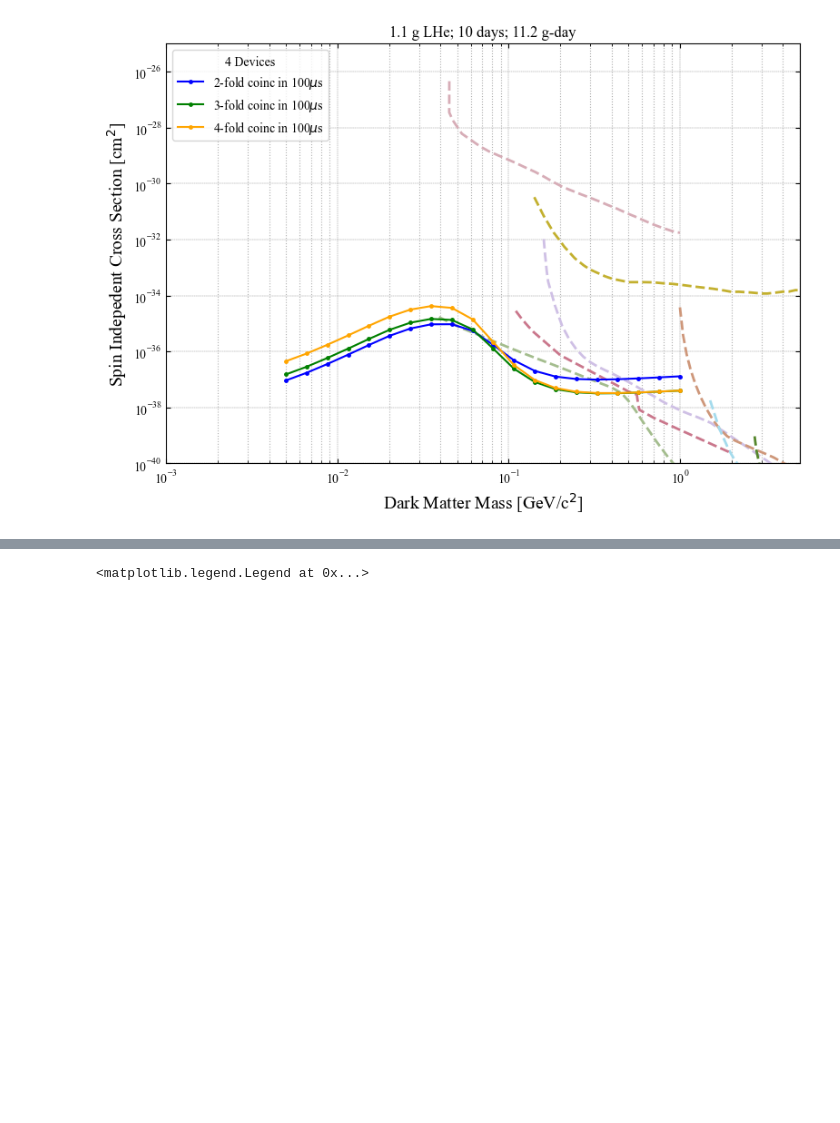
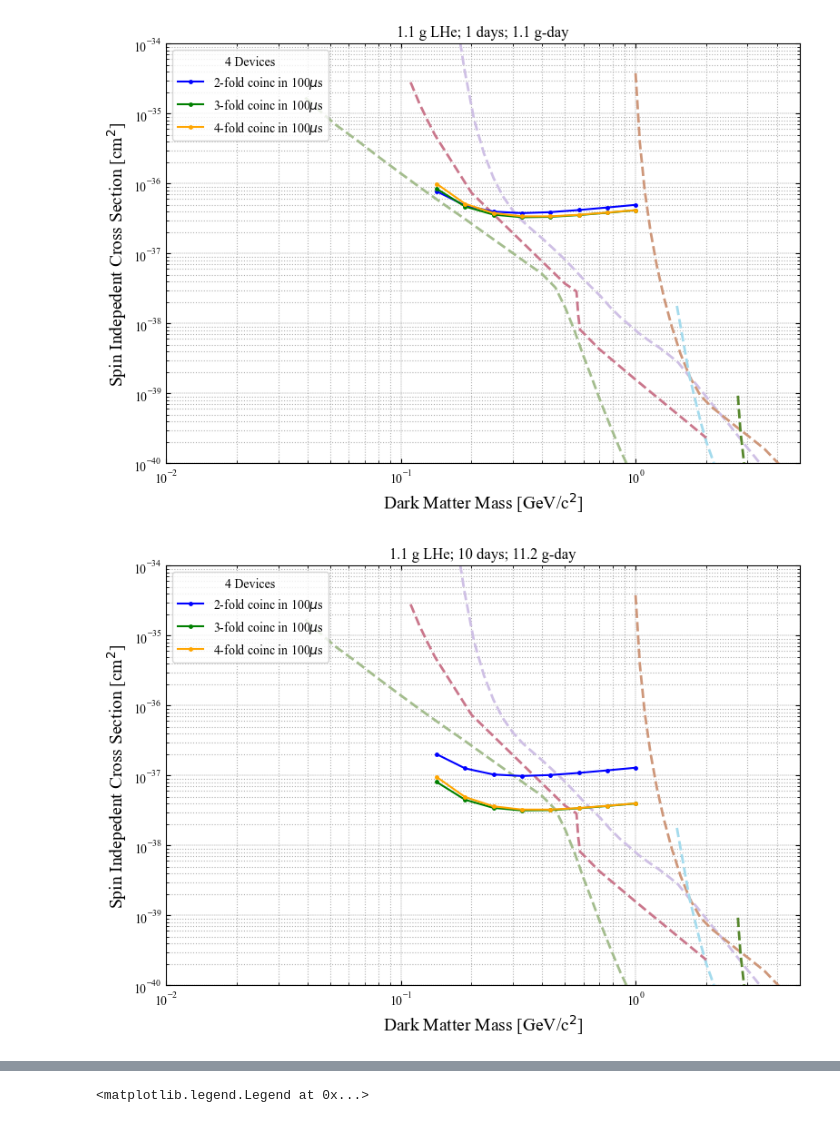
Before and after one commit to spice-herald/DarkLim, a Jupyter notebook: examples/plot_fc_scan_results.ipynb, the cells around one changed output, grey strips where cells are left out. Saved outputs shown, nothing was run; the diff lists cells and outputs as text; code cells hidden in the pictures; blank space fills up the shorter version.

```diff
--- a/examples/plot_fc_scan_results.ipynb
+++ b/examples/plot_fc_scan_results.ipynb
@@ -9,10 +9,16 @@ if None != os.getenv('NERSC_HOST'):
 import matplotlib
 matplotlib.rcParams['font.family'] = 'serif'
 matplotlib.rcParams['font.serif'] = 'Times New Roman'
+plt.rcParams['mathtext.fontset'] = 'stix'
 
 from multihist import Hist1d
 
 %matplotlib inline
+
+def find_nearest(array, value):
+    array = np.asarray(array)
+    idx = (np.abs(array - value)).argmin()
+    return idx, array[idx]
 # %%
 x1tmig = np.loadtxt('/global/cfs/cdirs/lz/users/haselsco/TESSERACT_Limits/snowmass2021-wp-cf1-neutrinofloor/data/published/SI/XENON1T-Migdal.txt')
 def load_and_plot_existing(ax, leg=True,leg_params=None):
@@ -55,12 +61,14 @@ def load_and_plot_existing(ax, leg=True,leg_params=None):
 # %%
 # load results from .txt files
 
-results_dir = 'fast_sim_250toys'
+results_dir = 'fast_sim_250toys_1e6_varthres'
+
+acc_cut = 0.1
 
 window = 100e-6 # s
 n_devices = 4
 
-times = np.array([10])#,10,50,100,200,500]) # d
+times = np.array([1,10,50,100,200,500]) # d
 mass_det = 8.*0.14*1e-3 # mass in kg, = 8cc * 0.14g/cc
 exposures = times*mass_det
 
@@ -83,34 +91,39 @@ for i,t in enumerate(times):
     fig, ax = plt.subplots(figsize=(9, 6))
     #plt.plot(*(x1tmig.T),color=(0.,0.6,0.,0.7),ls='--',label='XENON1T Migdal')
     load_and_plot_existing(ax,leg=False,leg_params={'loc':'center left','bbox_to_anchor':(0.8,0.5) } )
     #fig.subplots_adjust(right=0.6)
     # Shrink current axis by 20%
     #box = ax.get_position()
     #ax.set_position([box.x0, box.y0, box.width * 0.8, box.height])
 
 
     leg_hands = []
     for j,n in enumerate(coinc):
         lab = '{:d}-fold coinc in {:0.0f}$\mu$s'.format(n,window/1e-6)
-        lh, = plt.plot(*(data['{:d}_{:d}'.format(i,j)].T), marker='.',ms=5,label=lab,color=colors[j])
+        #lh, = plt.plot(*(data['{:d}_{:d}'.format(i,j)].T), marker='.',ms=5,label=lab,color=colors[j])
+        acc_mask = data['{:d}_{:d}'.format(i,j)][:,2]>acc_cut
+        masses = data['{:d}_{:d}'.format(i,j)][:,0][acc_mask]
+        sigs = data['{:d}_{:d}'.format(i,j)][:,1][acc_mask]
+        lh, = plt.plot(masses,sigs, marker='.',ms=5,label=lab,color=colors[j])
         leg_hands.append(lh)
 
     ax.set_title('{:0.1f} g LHe; {:0.0f} days; {:0.1f} g-day'.format(mass_det*1e3,times[i],mass_det*1e3*times[i]))
     ax.set_yscale('log')
     ax.set_xscale('log')
 
-    ax.set_ylim(1e-40, 1e-25)
-    ax.set_xlim(0.001, 5)
+    ax.set_ylim(1e-40, 1e-34)
+    ax.set_xlim(0.01, 5)
     ax.set_xlabel("Dark Matter Mass [GeV/c$^2$]", fontsize=14)
     ax.set_ylabel("Spin Indepedent Cross Section [cm$^2$]", fontsize=14)
     #ax.set_title("Estimated Sensitivity", fontsize=14)
 
     ax.grid(lw=0.3,ls='--',color='grey')
     ax.grid(which="minor", linestyle='dotted')
     ax.tick_params(which="both", direction="in", right=True, top=True)
 
     ax.legend(handles=leg_hands,loc='upper left',frameon=True,ncol=1,title='{:d} Devices'.format(n_devices)) #bbox_to_anchor=(0.5, 1.05)
 
     #bbox_extra_artists=(lgd,text)
 # %% [output]
-[figure, old version]
+[figure, new version]
+[figure, added]
```
Also changed, not shown: parts of 3 cells of this notebook, 4 other files.
